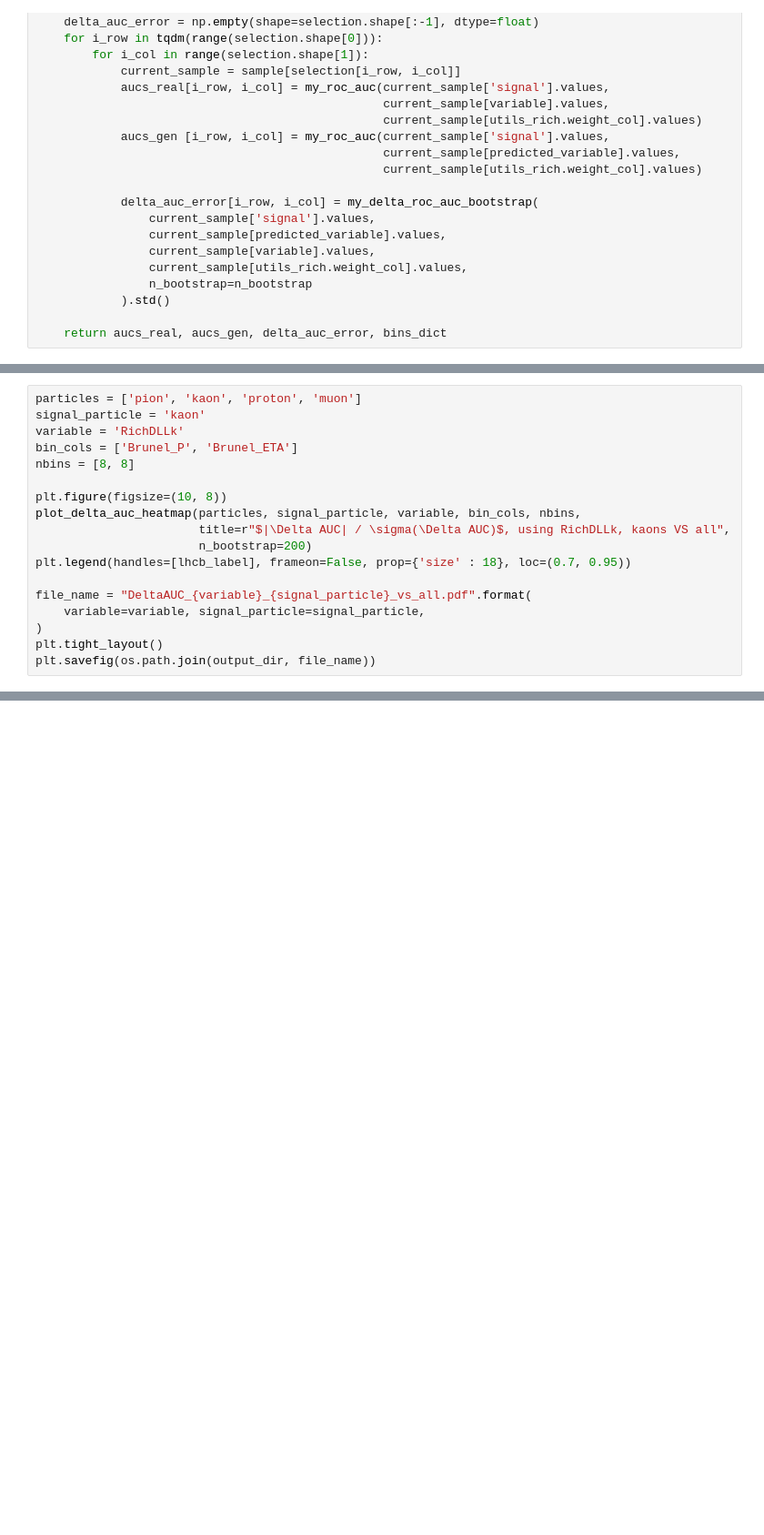
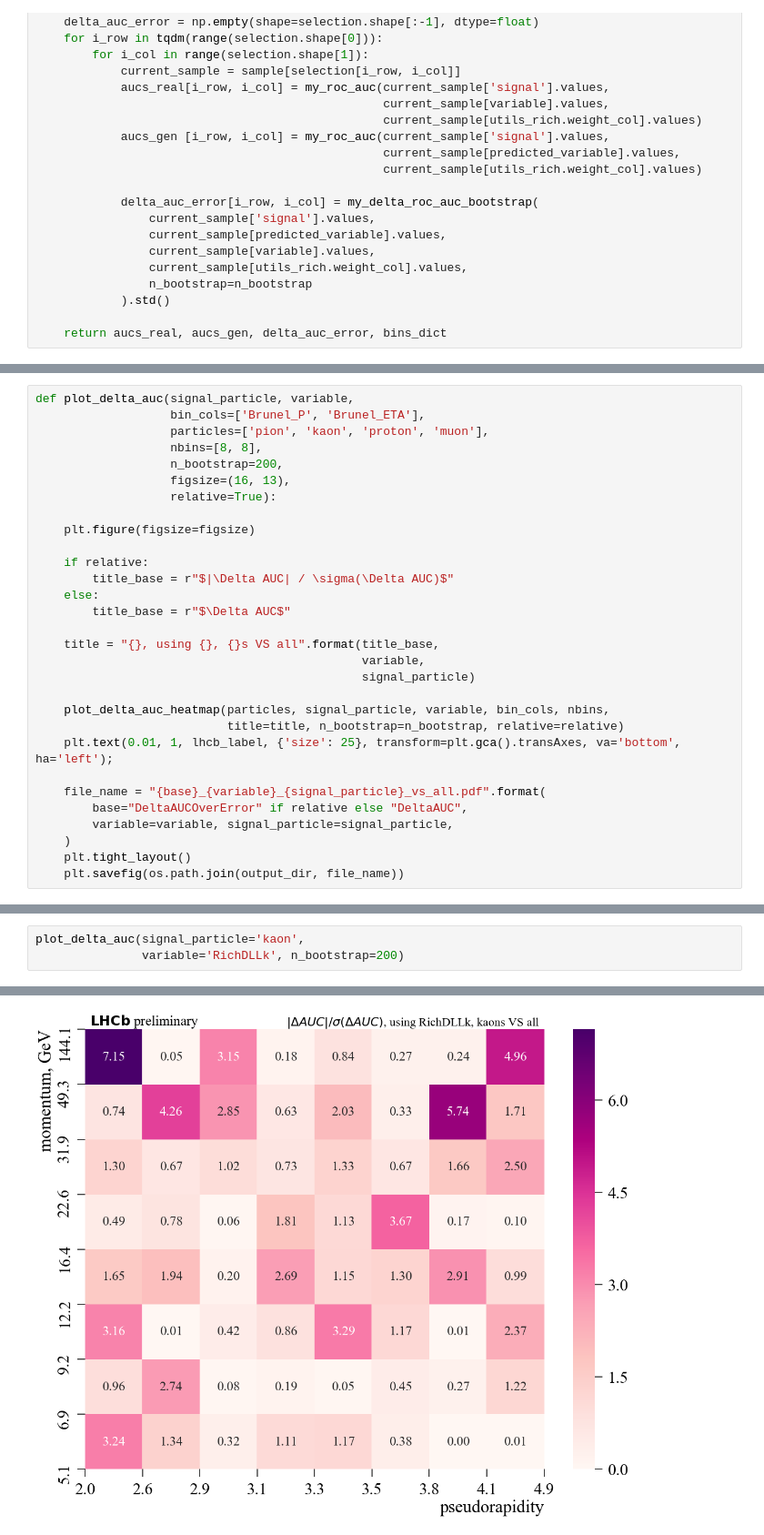
Before and after one commit to SiLiKhon/RichGANatACAT2019, a Jupyter notebook: MakePlots.ipynb, the cells around one changed output, grey strips where cells are left out. Shown at 91% size. Drawn from its saved outputs; the diff is of its cells as text; blank space fills up the shorter version.

```diff
--- a/MakePlots.ipynb
+++ b/MakePlots.ipynb
@@ -498,20 +570,32 @@ def plot_delta_auc_heatmap(
     plt.ylim(0, len(bins_dict[bin_cols[0]]) - 1);
     plt.xlim(0, len(bins_dict[bin_cols[1]]) - 1);
 # %%
-particles = ['pion', 'kaon', 'proton', 'muon']
-signal_particle = 'kaon'
-variable = 'RichDLLk'
-bin_cols = ['Brunel_P', 'Brunel_ETA']
-nbins = [8, 8]
+def plot_delta_auc(signal_particle, variable,
+                   bin_cols=['Brunel_P', 'Brunel_ETA'],
+                   particles=['pion', 'kaon', 'proton', 'muon'],
+                   nbins=[8, 8],
+                   n_bootstrap=200,
+                   figsize=(16, 13),
+                   relative=True):
 
-plt.figure(figsize=(10, 8))
-plot_delta_auc_heatmap(particles, signal_particle, variable, bin_cols, nbins,
-                       title=r"$|\Delta AUC| / \sigma(\Delta AUC)$, using RichDLLk, kaons VS all",
-                       n_bootstrap=200)
-plt.legend(handles=[lhcb_label], frameon=False, prop={'size' : 18}, loc=(0.7, 0.95))
+    plt.figure(figsize=figsize)
 
-file_name = "DeltaAUC_{variable}_{signal_particle}_vs_all.pdf".format(
-    variable=variable, signal_particle=signal_particle,
-)
-plt.tight_layout()
-plt.savefig(os.path.join(output_dir, file_name))
+    if relative:
+        title_base = r"$|\Delta AUC| / \sigma(\Delta AUC)$"
+    else:
+        title_base = r"$\Delta AUC$"
+
+    title = "{}, using {}, {}s VS all".format(title_base,
+                                              variable,
+                                              signal_particle)
+
+    plot_delta_auc_heatmap(particles, signal_particle, variable, bin_cols, nbins,
+                           title=title, n_bootstrap=n_bootstrap, relative=relative)
+    plt.text(0.01, 1, lhcb_label, {'size': 25}, transform=plt.gca().transAxes, va='bottom', ha='left');
+
+    file_name = "{base}_{variable}_{signal_particle}_vs_all.pdf".format(
+        base="DeltaAUCOverError" if relative else "DeltaAUC",
+        variable=variable, signal_particle=signal_particle,
+    )
+    plt.tight_layout()
+    plt.savefig(os.path.join(output_dir, file_name))
@@ -564,0 +602,4 @@ plt.savefig(os.path.join(output_dir, file_name))
+# %%
+plot_delta_auc(signal_particle='kaon',
+               variable='RichDLLk', n_bootstrap=200)
+# %% [output]
@@ -564,0 +607 @@ plt.savefig(os.path.join(output_dir, file_name))
+[figure, added]
```
Also changed, not shown: parts of 23 cells of this notebook, 1 other file.
